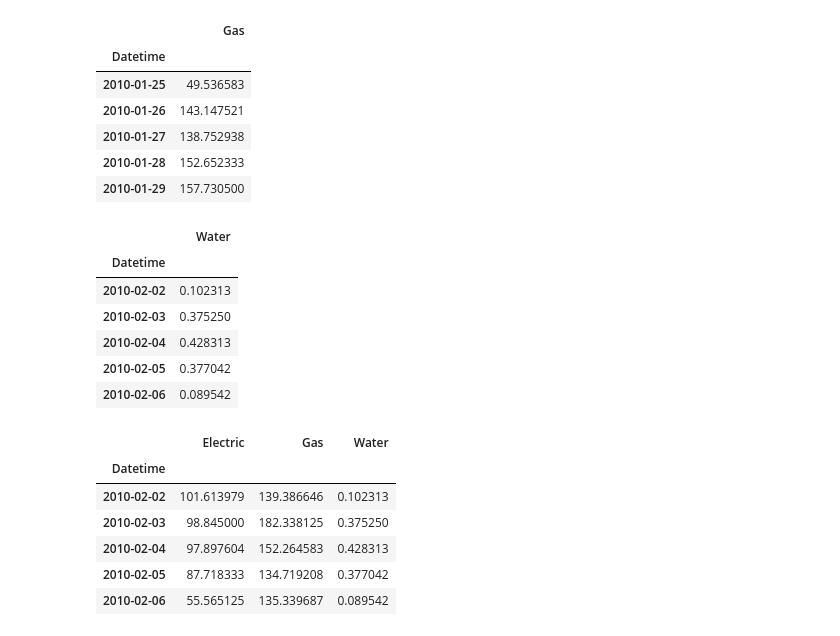
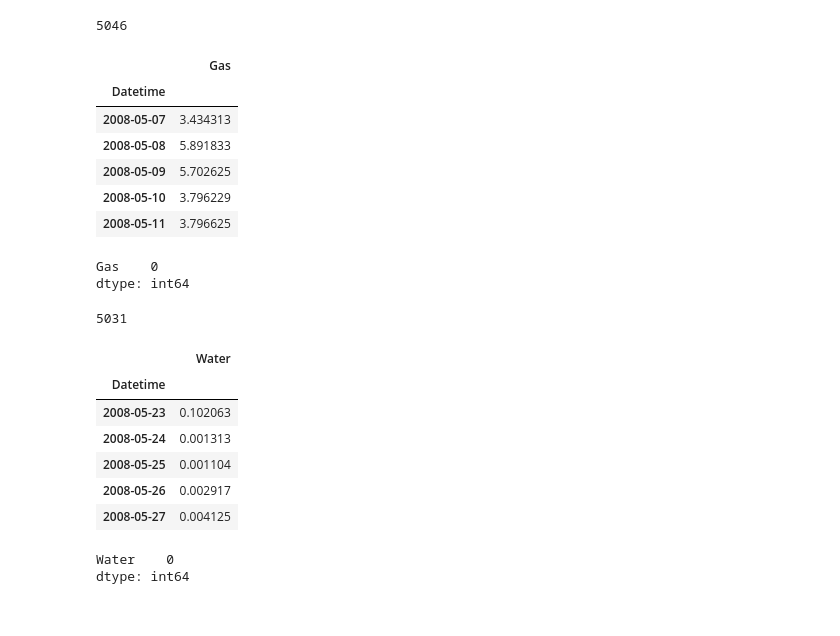
Before and after one commit to UsmanKolo/Master_Thesis, a Jupyter notebook: Notebooks/Combine.ipynb, the cells around one changed output. Drawn from its saved outputs; the diff is of its cells as text; code cells hidden in the pictures.

```diff
--- a/Notebooks/Combine.ipynb
+++ b/Notebooks/Combine.ipynb
@@ -29,3 +27,7 @@ building = 'HU'
+# %%
+building = 'GTWY'
+rule = 'D'
+type = 'Daily'
 # %%
 file = 'C:\\Users\\moham\\OneDrive - De Montfort University\\Final Project\\Master_Thesis\\Dataset\\'+building+'Elec.csv'
 data = preprocess(file)
@@ -51,49 +63,54 @@ plt.plot(data)
 # %%
 file = 'C:\\Users\\moham\\OneDrive - De Montfort University\\Final Project\\Master_Thesis\\Dataset\\'+building+'Gas.csv'
 data1 = preprocess(file)
 
-data1 = data1.resample(rule='d').mean().copy()
+data1 = data1.resample(rule=rule).mean().copy()
 
 data1 = data1.rename(columns={'value': 'Gas'})
 
+print(len(data1))
+
+# data1.fillna(method='ffill',  inplace=True)
+
 data1.head()
 # %% [output]
+5046
 |  | Gas |
 | Datetime |  |
-| 2010-01-25 | 49.536583 |
-| 2010-01-26 | 143.147521 |
-| 2010-01-27 | 138.752938 |
-| 2010-01-28 | 152.652333 |
-| 2010-01-29 | 157.730500 |
+| 2008-05-07 | 3.434313 |
+| 2008-05-08 | 5.891833 |
+| 2008-05-09 | 5.702625 |
+| 2008-05-10 | 3.796229 |
+| 2008-05-11 | 3.796625 |
+# %%
+data1.isna().sum()
+# %% [output]
+Gas    0
+dtype: int64
 # %%
 file = 'C:\\Users\\moham\\OneDrive - De Montfort University\\Final Project\\Master_Thesis\\Dataset\\'+building+'Water.csv'
 data2 = preprocess(file)
 
-data2 = data2.resample(rule='d').mean().copy()
+data2 = data2.resample(rule=rule).mean().copy()
 
 data2 = data2.rename(columns={'value': 'Water'})
 
+print(len(data2))
+
+data2.fillna(method='ffill',  inplace=True)
+
 data2.head()
 # %% [output]
+5031
 |  | Water |
 | Datetime |  |
-| 2010-02-02 | 0.102313 |
-| 2010-02-03 | 0.375250 |
-| 2010-02-04 | 0.428313 |
-| 2010-02-05 | 0.377042 |
-| 2010-02-06 | 0.089542 |
+| 2008-05-23 | 0.102063 |
+| 2008-05-24 | 0.001313 |
+| 2008-05-25 | 0.001104 |
+| 2008-05-26 | 0.002917 |
+| 2008-05-27 | 0.004125 |
-# %%
-data1 = data1.loc['2010-02-02':]
-data = data.loc['2010-02-02':]
-
-new_data = data.join([data1,data2])
-
-new_data.head()
-# %% [output]
-|  | Electric | Gas | Water |
-| Datetime |  |  |  |
-| 2010-02-02 | 101.613979 | 139.386646 | 0.102313 |
-| 2010-02-03 | 98.845000 | 182.338125 | 0.375250 |
-| 2010-02-04 | 97.897604 | 152.264583 | 0.428313 |
-| 2010-02-05 | 87.718333 | 134.719208 | 0.377042 |
-| 2010-02-06 | 55.565125 | 135.339687 | 0.089542 |
+# %%
+data2.isna().sum()
+# %% [output]
+Water    0
+dtype: int64
```
Also changed, not shown: parts of 8 cells of this notebook, 14 other files.
